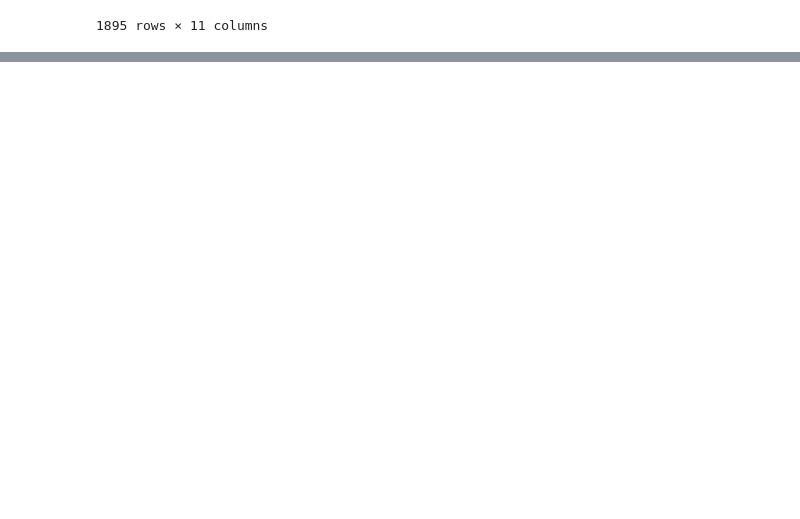
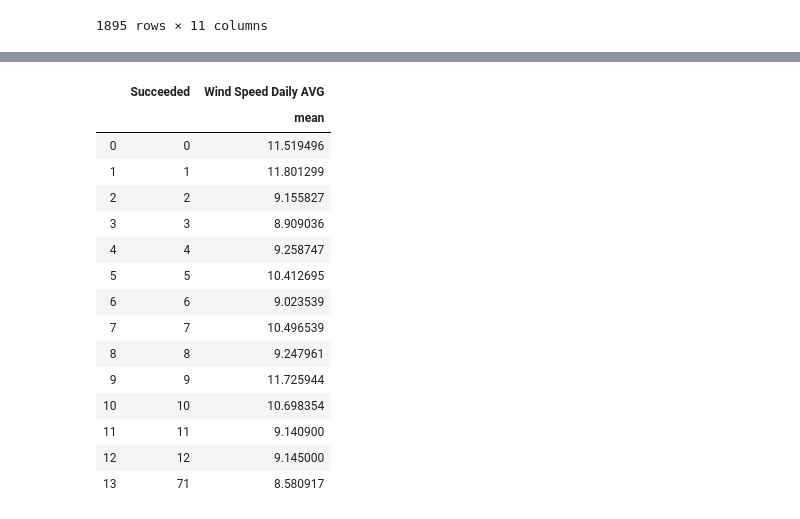
Before and after one commit to sharangnimbalkar/Python, a Jupyter notebook: Final_Project.ipynb, the cells around one changed output, grey strips where cells are left out. Saved outputs shown, nothing was run; the diff lists cells and outputs as text; code cells hidden in the pictures; blank space fills up the shorter version.

```diff
--- a/Final_Project.ipynb
+++ b/Final_Project.ipynb
@@ -125,0 +158,20 @@ dtype: int64
+# %%
+# Using groupby to calculate the average wind speed during a successful summit
+joined_df.groupby('Succeeded',as_index=False).agg({'Wind Speed Daily AVG':['mean']})
+# %% [output]
+|  | Succeeded | Wind Speed Daily AVG |
+|  |  | mean |
+| 0 | 0 | 11.519496 |
+| 1 | 1 | 11.801299 |
+| 2 | 2 | 9.155827 |
+| 3 | 3 | 8.909036 |
+| 4 | 4 | 9.258747 |
+| 5 | 5 | 10.412695 |
+| 6 | 6 | 9.023539 |
+| 7 | 7 | 10.496539 |
+| 8 | 8 | 9.247961 |
+| 9 | 9 | 11.725944 |
+| 10 | 10 | 10.698354 |
+| 11 | 11 | 9.140900 |
+| 12 | 12 | 9.145000 |
+| 13 | 71 | 8.580917 |
```
Also changed, not shown: parts of 37 cells of this notebook.
